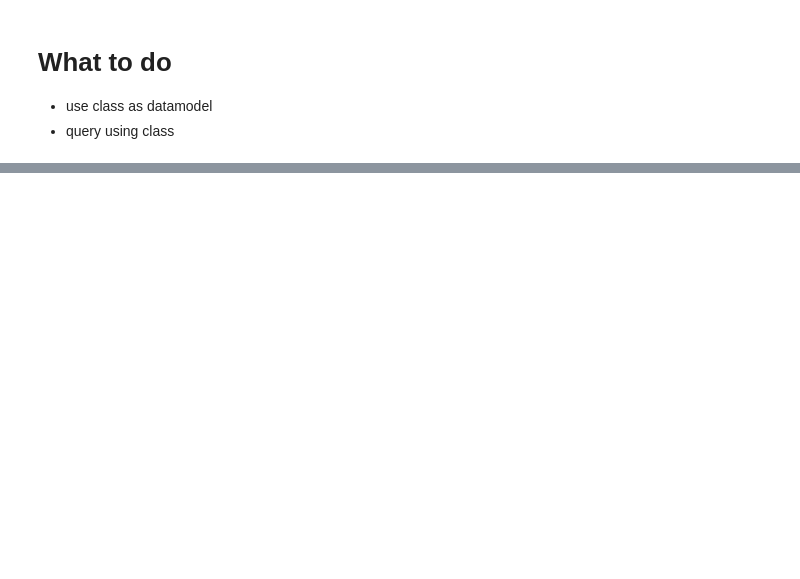
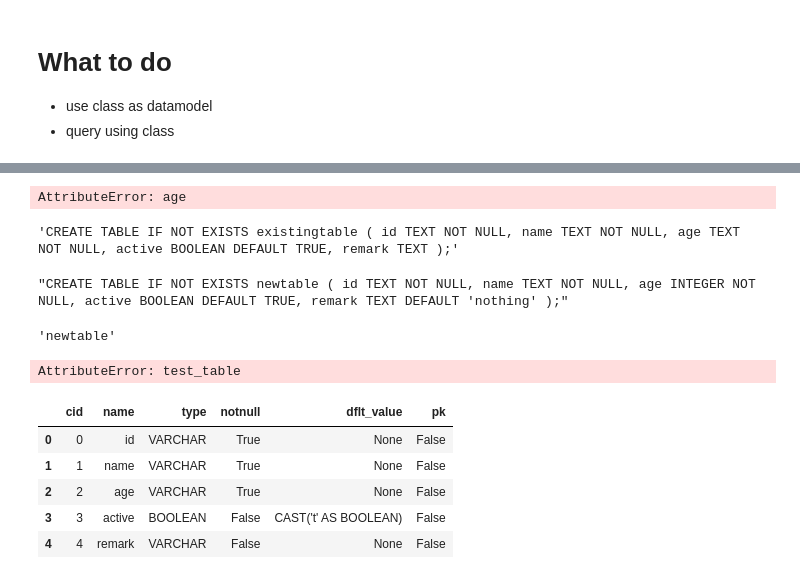
Before and after one commit to datanooblol/fun-with-dpop, a Jupyter notebook: sqlmodel.ipynb, the cells around one changed output, grey strips where cells are left out. Drawn from its saved outputs; the diff is of its cells as text; code cells hidden in the pictures; blank space fills up the shorter version.

```diff
--- a/sqlmodel.ipynb
+++ b/sqlmodel.ipynb
@@ -37,12 +3,0 @@ from package.ezorm.utils import ez_connection
-# %%
-query = """\
-CREATE TABLE IF NOT EXISTS ? (
-    id INTEGER PRIMARY KEY,  -- The primary key for the table
-    name TEXT NOT NULL,      -- A non-nullable column for the customer name
-    email TEXT,              -- An optional column for the customer email
-    created_at TIMESTAMP DEFAULT CURRENT_TIMESTAMP  -- A timestamp column with a default value
-);
-""".strip()
-
-with ez_connection(database="./db/ezorm.db", db=duckdb) as con:
-    con.execute(query, ["test_bro"])
@@ -51,4 +3,0 @@ ParserException: Parser Error: syntax error at or near "?"
-# %%
-with ez_connection(database="./db/ezorm.db", db=duckdb) as con:
-    records = con.execute("SELECT * FROM customers;")
-records
@@ -57,4 +3,0 @@ records
-# %%
-with ez_connection(database="./db/ezorm.db", db=duckdb) as con:
-    records = con.execute("SELECT * FROM customers;").fetchall()
-records
@@ -101,0 +247,31 @@ list(dpop.model_dump().values())
+# %%
+ExistingTable.age
+# %% [output]
+AttributeError: age
+# %%
+ExistingTable.create_tbl_query()
+# %% [output]
+'CREATE TABLE IF NOT EXISTS existingtable ( id TEXT NOT NULL, name TEXT NOT NULL, age TEXT NOT NULL, active BOOLEAN DEFAULT TRUE, remark TEXT );'
+# %%
+NewTable.create_tbl_query()
+# %% [output]
+"CREATE TABLE IF NOT EXISTS newtable ( id TEXT NOT NULL, name TEXT NOT NULL, age INTEGER NOT NULL, active BOOLEAN DEFAULT TRUE, remark TEXT DEFAULT 'nothing' );"
+# %%
+NewTable.table()
+# %% [output]
+'newtable'
+# %%
+NewTable.test_table()
+# %% [output]
+AttributeError: test_table
+# %%
+with duck_connection(database="./db/ezorm.db") as con:
+    records = con.execute(f"""PRAGMA table_info('{ExistingTable.table()}');""").df()
+records
+# %% [output]
+|  | cid | name | type | notnull | dflt_value | pk |
+| 0 | 0 | id | VARCHAR | True | None | False |
+| 1 | 1 | name | VARCHAR | True | None | False |
+| 2 | 2 | age | VARCHAR | True | None | False |
+| 3 | 3 | active | BOOLEAN | False | CAST('t' AS BOOLEAN) | False |
+| 4 | 4 | remark | VARCHAR | False | None | False |
```
Also changed, not shown: parts of 47 cells of this notebook, 22 other files.
